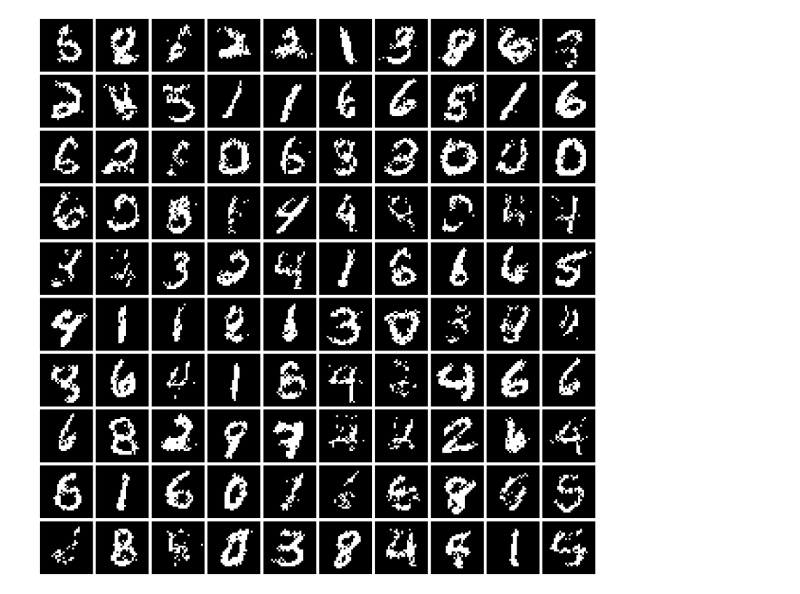
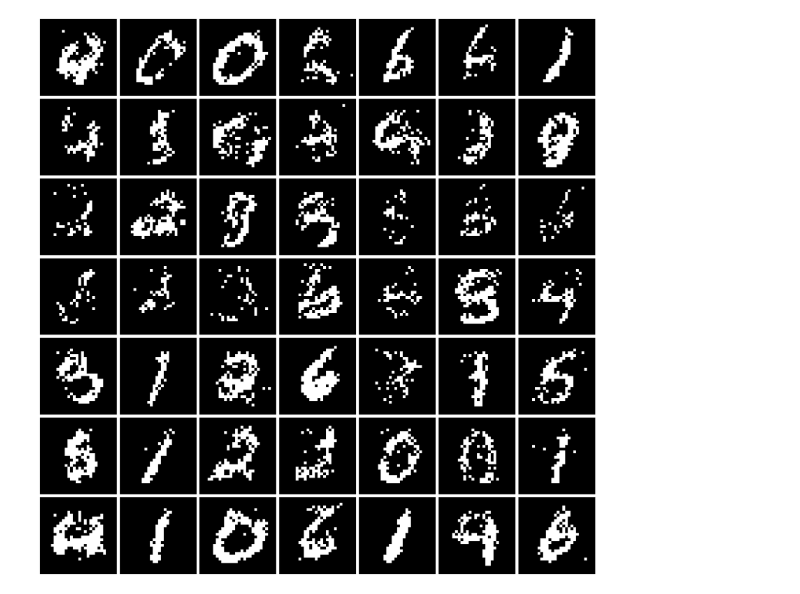
Before and after one commit to jonaskir6/autoregressive_models, a Jupyter notebook: MADE/train.ipynb, the cells around one changed output. Cells and saved outputs as stored; diff of their text form; code cells hidden in the pictures.

Commit message:
removed tries at order agnostic training

```diff
--- a/MADE/train.ipynb
+++ b/MADE/train.ipynb
@@ -97,11 +97,8 @@ for epoch in range(num_epochs):
 
     images = images.to(device)
 
-    permuted_ordering = ordering.permute()
-    MADE.shuffle_ordering()
-
     output = MADE(images)
-    loss = nn.functional.binary_cross_entropy(output.permute(permuted_ordering), images.permute(permuted_ordering))
+    loss = nn.functional.binary_cross_entropy(output, images)
     loss.backward()
     torch.nn.utils.clip_grad_norm_(MADE.parameters(), 1)
     optimizer.step()
@@ -166,5 +253,5 @@ IndexError: list index out of range
 # %%
-final_samples= sampling.sample(MADE, num_samples=100)
+final_samples= sampling.sample(MADE, num_samples=49)
 sampling.save_samples(final_samples)
 # %% [output]
-[figure, old version]
+[figure, new version]
```
Also changed, not shown: parts of 2 cells of this notebook, 1 other file.
